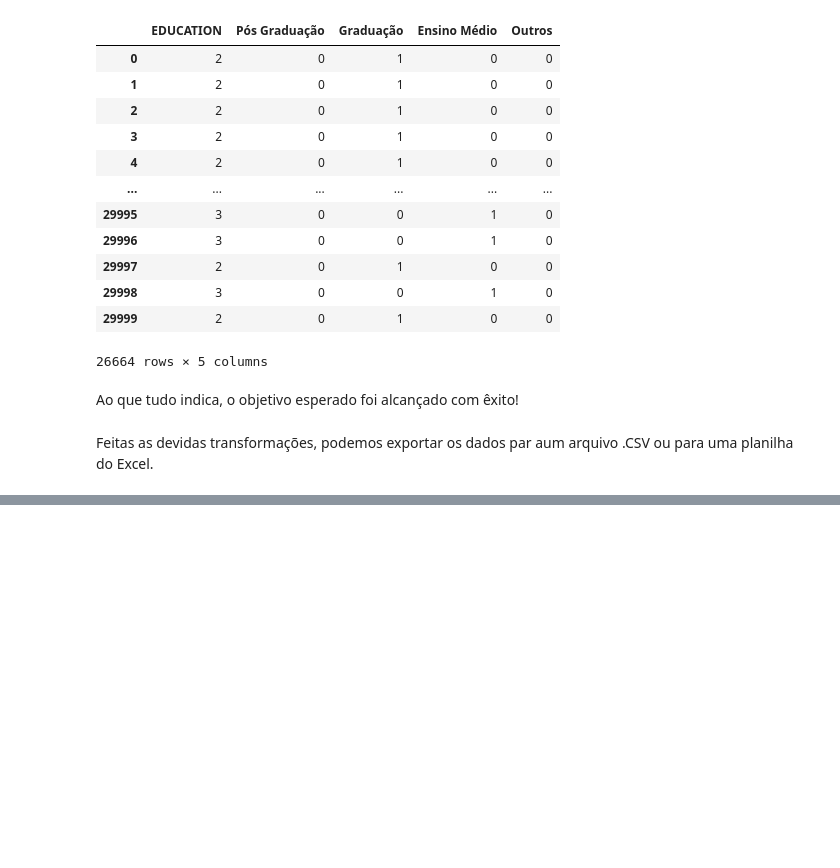
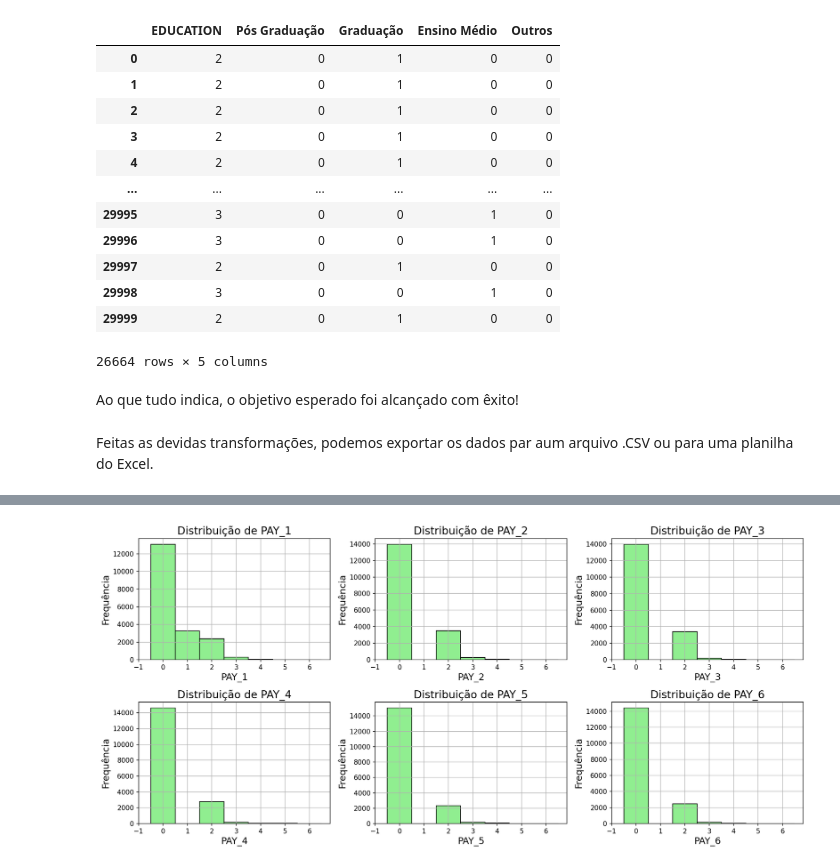
Before and after one commit to marcosvnespolo/Previsao_Inadimplencia, a Jupyter notebook: Previsão_Inadimplência.ipynb, the cells around one changed output, grey strips where cells are left out. Saved outputs shown, nothing was run; the diff lists cells and outputs as text; code cells hidden in the pictures; blank space fills up the shorter version.

```diff
--- a/Previsão_Inadimplência.ipynb
+++ b/Previsão_Inadimplência.ipynb
@@ -531,0 +625,30 @@ df_ohe.to_csv('Dados_Categorizados.csv', index=False)
+# %%
+import matplotlib.pyplot as plt
+import numpy as np
+
+fig, axs = plt.subplots(2, 3, figsize=(15, 7))  # cria 2 linhas e 3 colunas de subplots
+
+# lista com os nomes das colunas
+pagamentos = ['PAY_1', 'PAY_2', 'PAY_3', 'PAY_4', 'PAY_5', 'PAY_6']
+
+for i, ax in enumerate(axs.ravel()):  # ravel irá aplainar o array axs para facilitar a iteração
+    # configuração do histograma
+    pay_bins = np.array(range(0, 8)) - 0.5  # define as bordas dos bins
+    ax.hist(df[pagamentos[i]], bins=pay_bins, color='lightgreen', edgecolor='black')  # plota o histograma
+
+    # adicionando títulos e rótulos
+    ax.set_title('Distribuição de ' + pagamentos[i], fontsize=16)  # adiciona um título ao histograma
+    ax.set_xlabel(pagamentos[i], fontsize=14)  # rótulo para o eixo X
+    ax.set_ylabel('Frequência', fontsize=14)  # rótulo para o eixo Y
+
+    # definindo os incrementos do eixo X
+    xmin, xmax = ax.get_xlim()  # obtém os limites do eixo X
+    ax.set_xticks(np.arange(np.floor(xmin), np.ceil(xmax), 1))  # define os incrementos para 1
+
+    # adicionando grid
+    ax.grid(True)
+
+plt.tight_layout()  # ajusta o layout para evitar sobreposição
+plt.show()  # exibe o plot
+# %% [output]
+[figure, added]
```
Also changed, not shown: parts of 37 cells of this notebook.
